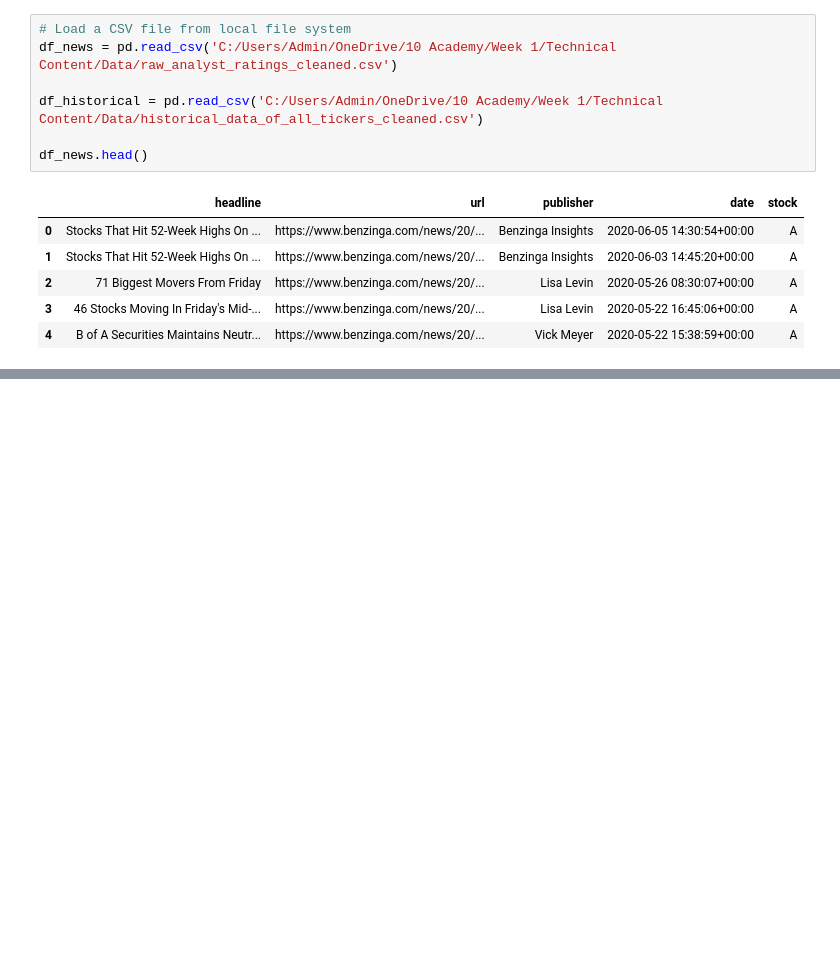
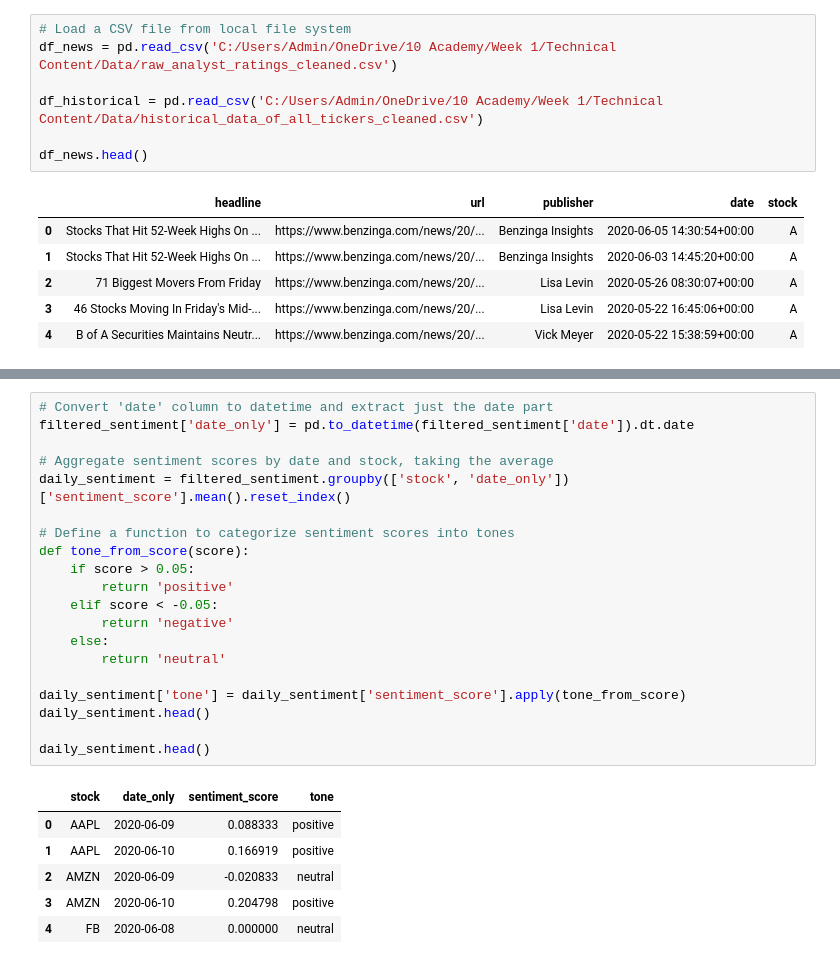
Before and after one commit to OliyadTeshome/News_Sentiment_Driven_Price_Prediction, a Jupyter notebook: notebooks/Sentiment_analysis.ipynb, the cells around one changed output, grey strips where cells are left out. Saved outputs shown, nothing was run; the diff lists cells and outputs as text; blank space fills up the shorter version.

```diff
--- a/notebooks/Sentiment_analysis.ipynb
+++ b/notebooks/Sentiment_analysis.ipynb
@@ -109,0 +85,27 @@ df_daily_sentiment.head()
+# %%
+# Convert 'date' column to datetime and extract just the date part
+filtered_sentiment['date_only'] = pd.to_datetime(filtered_sentiment['date']).dt.date
+
+# Aggregate sentiment scores by date and stock, taking the average
+daily_sentiment = filtered_sentiment.groupby(['stock', 'date_only'])['sentiment_score'].mean().reset_index()
+
+# Define a function to categorize sentiment scores into tones
+def tone_from_score(score):
+    if score > 0.05:
+        return 'positive'
+    elif score < -0.05:
+        return 'negative'
+    else:
+        return 'neutral'
+
+daily_sentiment['tone'] = daily_sentiment['sentiment_score'].apply(tone_from_score)
+daily_sentiment.head()
+
+daily_sentiment.head()
+# %% [output]
+|  | stock | date_only | sentiment_score | tone |
+| 0 | AAPL | 2020-06-09 | 0.088333 | positive |
+| 1 | AAPL | 2020-06-10 | 0.166919 | positive |
+| 2 | AMZN | 2020-06-09 | -0.020833 | neutral |
+| 3 | AMZN | 2020-06-10 | 0.204798 | positive |
+| 4 | FB | 2020-06-08 | 0.000000 | neutral |
```
Also changed, not shown: parts of 17 cells of this notebook.
